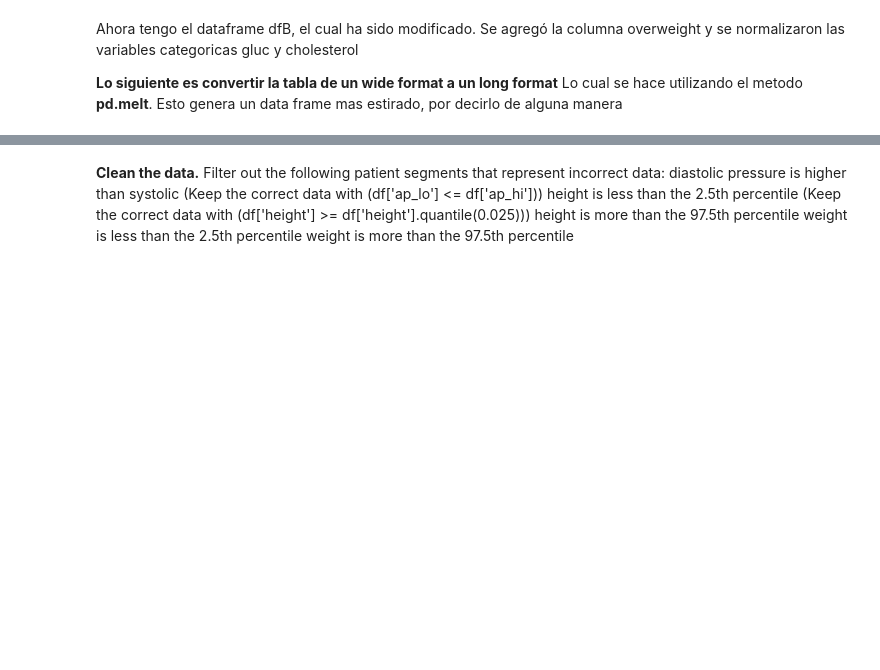
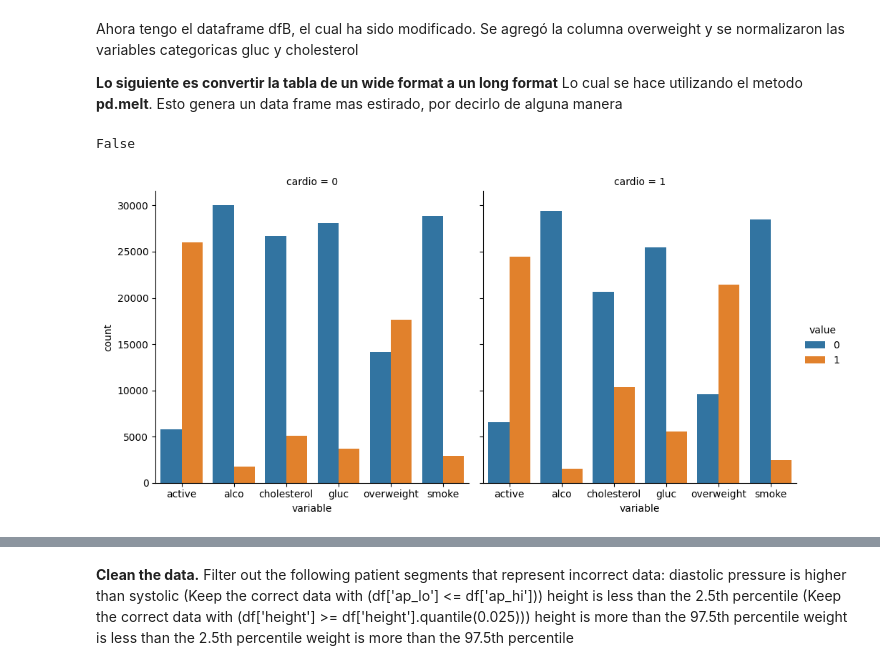
Before and after one commit to Adrieto/DataScience, a Jupyter notebook: FCC Projects - Data Analysis With Python/Medical data analyzer.ipynb, the cells around one changed output, grey strips where cells are left out. Drawn from its saved outputs; the diff is of its cells as text; code cells hidden in the pictures; blank space fills up the shorter version.

```diff
--- a/FCC Projects - Data Analysis With Python/Medical data analyzer.ipynb
+++ b/FCC Projects - Data Analysis With Python/Medical data analyzer.ipynb
@@ -73,6 +73,21 @@ y se normalizaron las variables categoricas gluc y cholesterol
 
 **Lo siguiente es convertir la tabla de un wide format a un long format**
 Lo cual se hace utilizando el metodo **pd.melt**. Esto genera un data frame mas estirado, por decirlo de alguna manera
+# %%
+dfB_long = pd.melt(dfB, id_vars='cardio', value_vars=['cholesterol', 'gluc', 'alco', 'smoke', 'active', 'overweight'])
+
+for col in ['cardio', 'variable']:
+    dfB_long[col] = dfB_long[col].astype('category')
+
+fig = plt.figure()
+ax1 = fig.add_subplot(111)
+g = sns.catplot(x="variable", col="cardio", data= dfB_long, hue="value", kind= 'count', orient= "v", ax=ax1)
+plt.close(1)
+#plt.tight_layout()
+print(ax1.get_xlabel == "variable")
+# %% [output]
+False
+[figure, added]
 # %%
 def draw_cat_plot(dfB):
     dfB_long = pd.melt(dfB, id_vars='cardio', value_vars=['cholesterol', 'gluc', 'alco', 'smoke', 'active', 'overweight'])
```
Also changed, not shown: parts of 3 cells of this notebook.
